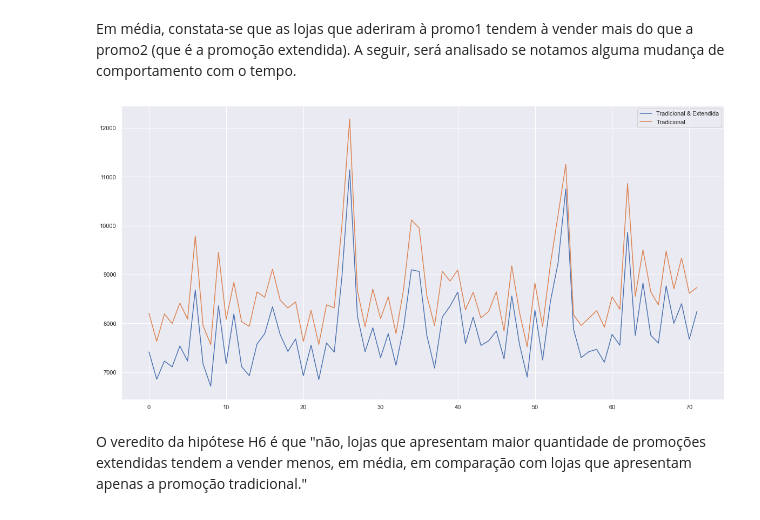
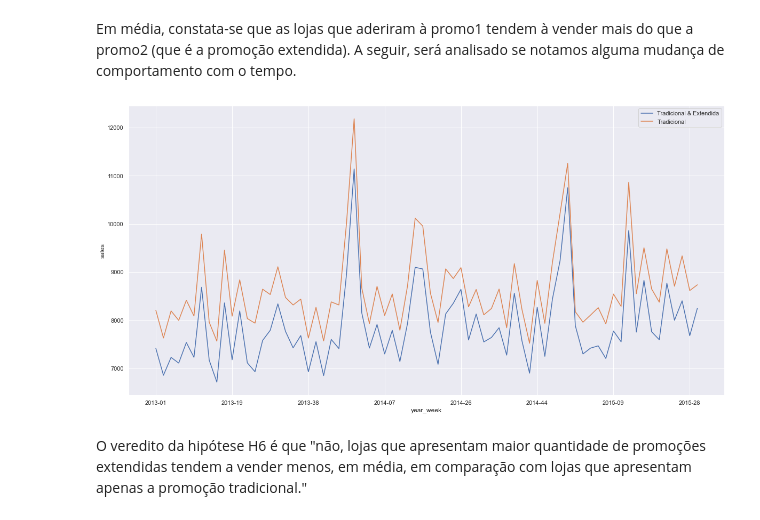
Before and after one commit to renato-favarin/ds_em_producao, a Jupyter notebook: ds_em_producao.ipynb, the cells around one changed output. Drawn from its saved outputs; the diff is of its cells as text; code cells hidden in the pictures.

```diff
--- a/ds_em_producao.ipynb
+++ b/ds_em_producao.ipynb
@@ -837,15 +819,17 @@ df4[['promo','promo2','sales']].groupby(['promo','promo2']).mean().reset_index()
 Em média, constata-se que as lojas que aderiram à promo1 tendem à vender mais do que a promo2 (que é a promoção extendida). A seguir, será analisado se notamos alguma mudança de comportamento com o tempo.
 # %%
 aux1 = df4[(df4['promo'] == 1) & (df4['promo2'] == 1)][['year_week','sales']].groupby('year_week').mean().reset_index()
+aux1.set_index('year_week',inplace=True)
 ax = aux1.plot()
 
 aux2 = df4[(df4['promo'] == 1) & (df4['promo2'] == 0)][['year_week','sales']].groupby('year_week').mean().reset_index()
-aux2.plot(ax=ax, figsize=(20,10))
+aux2.set_index('year_week',inplace=True)
+aux2.plot(ax=ax, figsize=(20,10),xlabel='year_week',ylabel='sales')
 
 ax.legend(labels=['Tradicional & Extendida', 'Tradicional'])
 plt.show()
 # %% [output]
-[figure, old version]
+[figure, new version]
 # %% [markdown]
 O veredito da hipótese H6 é que "não, lojas que apresentam maior quantidade de promoções extendidas tendem a vender menos, em média, em comparação com lojas que apresentam apenas a promoção tradicional."
 # %% [markdown]
```
Also changed, not shown: parts of 13 cells of this notebook.
